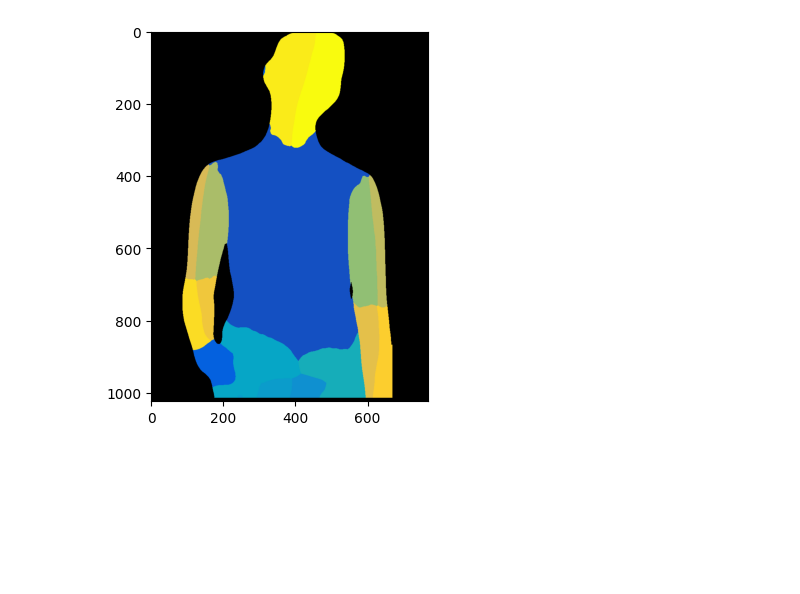
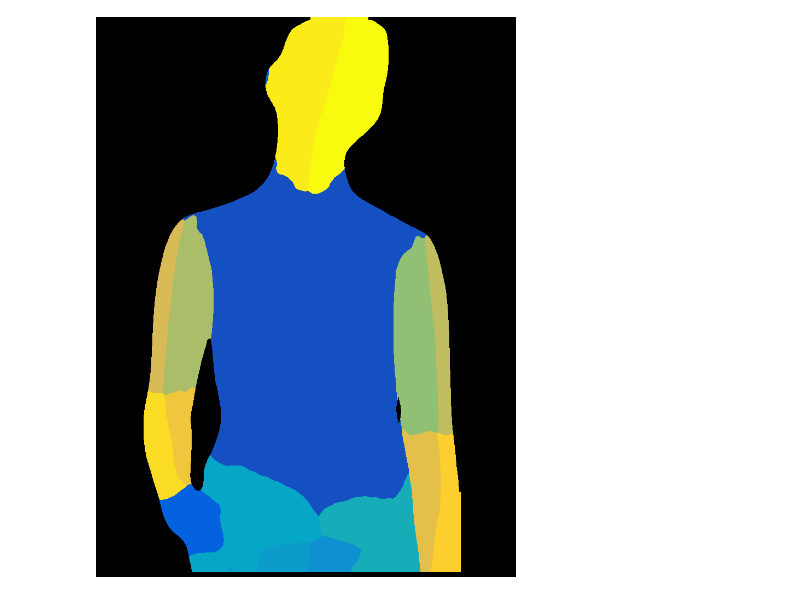
Before and after one commit to jaybe1234/HR-VITON, a Jupyter notebook: densepose.ipynb, the cells around one changed output. Cells and saved outputs as stored; diff of their text form; code cells hidden in the pictures; blank space fills up the shorter version.

```diff
--- a/densepose.ipynb
+++ b/densepose.ipynb
@@ -44,6 +50,3 @@ out = cv2.cvtColor(out, cv2.COLOR_BGR2RGB)
 # %%
-plt.imshow(out)
-plt.show()
+im_out.show()
-# %% [output]
-[figure, removed]
 # %%
@@ -50,0 +54,6 @@ plt.imsave('test_densepose.jpg', out)
+# %%
+a = Image.fromarray(out)
+# %%
+a
+# %% [output]
+[figure, added]
```
Also changed, not shown: parts of 5 cells of this notebook, 3 other files.
